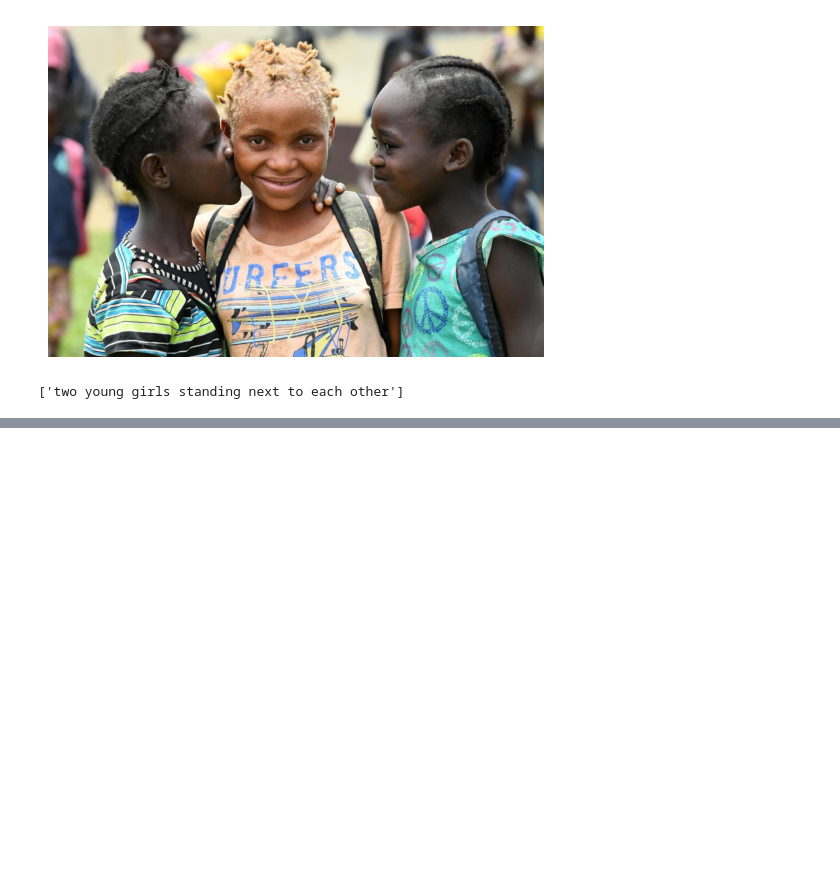
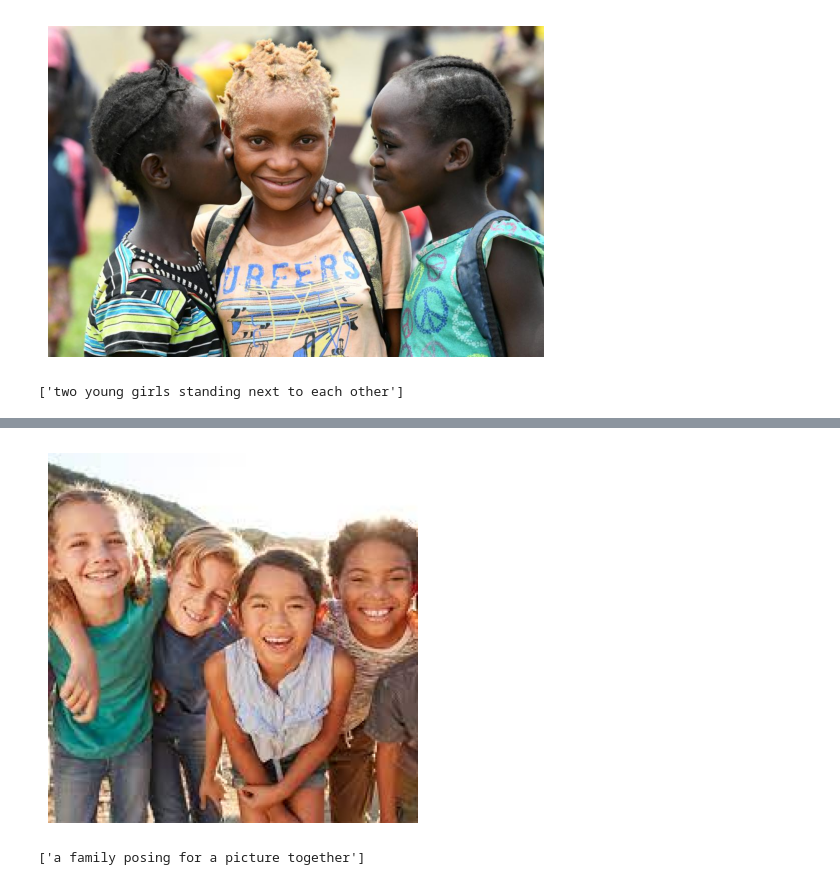
Before and after one commit to AtifQureshi110/image_to_text, a Jupyter notebook: image_to_text.ipynb, the cells around one changed output, grey strips where cells are left out. Cells and saved outputs as stored; diff of their text form; code cells hidden in the pictures; blank space fills up the shorter version.

```diff
--- a/image_to_text.ipynb
+++ b/image_to_text.ipynb
@@ -120,0 +140,13 @@ image_info
+# %%
+from PIL import Image
+import matplotlib.pyplot as plt
+
+# Load and display the image
+image_path = '/content/drive/MyDrive/BERT/Transformers/images/kids.jpeg'
+image = Image.open(image_path)
+
+plt.imshow(image)
+plt.axis('off')
+plt.show()
+# %% [output]
+[figure, added]
@@ -120,0 +155,4 @@ image_info
+# %%
+image_info
+# %% [output]
+['a family posing for a picture together']
```
Also changed, not shown: parts of 7 cells of this notebook.
